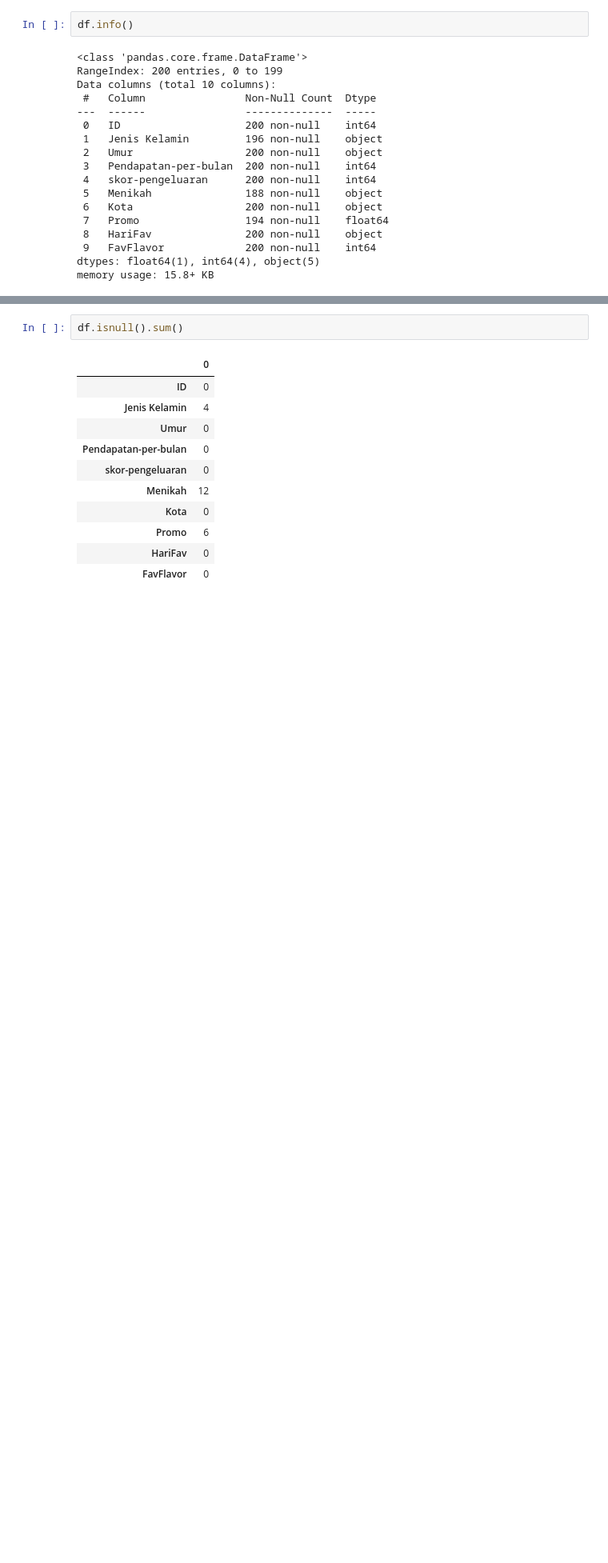
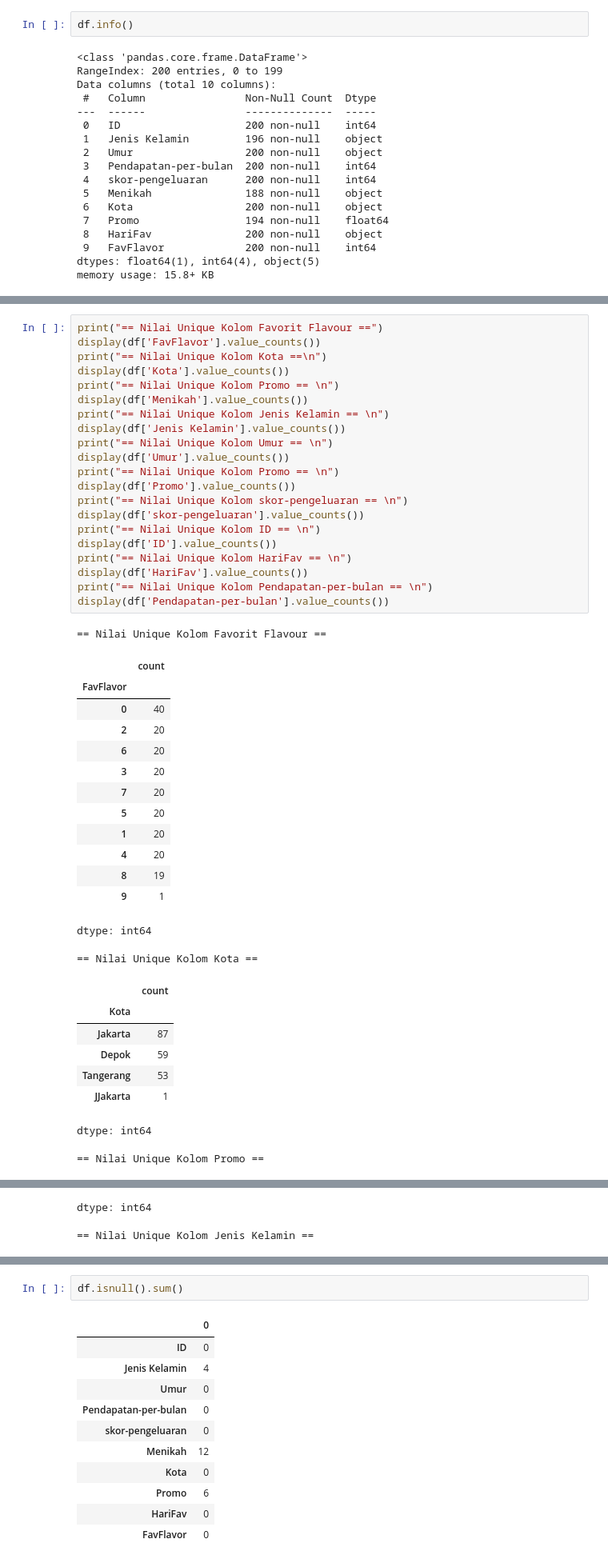
Before and after one commit to sahrul3114/Case-Study-Clustering-Analysis-Association-Rule, a Jupyter notebook: CP_02_Data_Mining_Kelompok_I.ipynb, the cells around one changed output, grey strips where cells are left out. Shown at 80% size. Saved outputs shown, nothing was run; the diff lists cells and outputs as text; blank space fills up the shorter version.

```diff
--- a/CP_02_Data_Mining_Kelompok_I.ipynb
+++ b/CP_02_Data_Mining_Kelompok_I.ipynb
@@ -71,3 +71,48 @@ df.head(10)
 | 7 | 108 | Wanita | 24 | 2049180 | 77 | 1 | Depok | 1.0 | ... |
 | 8 | 109 | Wanita | 32 | 13524590 | 47 | 1 | Jakarta | 2.0 | ... |
 | 9 | 110 | Wanita | 21 | 19262295 | 42 | 1 | Jakarta | 2.0 | ... |
+# %%
+print("== Nilai Unique Kolom Favorit Flavour ==")
+display(df['FavFlavor'].value_counts())
+print("== Nilai Unique Kolom Kota ==\n")
+display(df['Kota'].value_counts())
+print("== Nilai Unique Kolom Promo == \n")
+display(df['Menikah'].value_counts())
+print("== Nilai Unique Kolom Jenis Kelamin == \n")
+display(df['Jenis Kelamin'].value_counts())
+print("== Nilai Unique Kolom Umur == \n")
+display(df['Umur'].value_counts())
+print("== Nilai Unique Kolom Promo == \n")
+display(df['Promo'].value_counts())
+print("== Nilai Unique Kolom skor-pengeluaran == \n")
+display(df['skor-pengeluaran'].value_counts())
+print("== Nilai Unique Kolom ID == \n")
+display(df['ID'].value_counts())
+print("== Nilai Unique Kolom HariFav == \n")
+display(df['HariFav'].value_counts())
+print("== Nilai Unique Kolom Pendapatan-per-bulan == \n")
+display(df['Pendapatan-per-bulan'].value_counts())
+# %% [output]
+== Nilai Unique Kolom Favorit Flavour ==
+|  | count |
+| FavFlavor |  |
+| 0 | 40 |
+| 2 | 20 |
+| 6 | 20 |
+| 3 | 20 |
+| 7 | 20 |
+| 5 | 20 |
+| 1 | 20 |
+| 4 | 20 |
+| 8 | 19 |
+| 9 | 1 |
+dtype: int64
+== Nilai Unique Kolom Kota ==
+|  | count |
+| Kota |  |
+| Jakarta | 87 |
+| Depok | 59 |
+| Tangerang | 53 |
+| JJakarta | 1 |
+dtype: int64
+== Nilai Unique Kolom Promo ==
@@ -73,0 +125,2 @@ df.head(10)
+dtype: int64
+== Nilai Unique Kolom Jenis Kelamin ==
```
Also changed, not shown: parts of 24 cells of this notebook.
